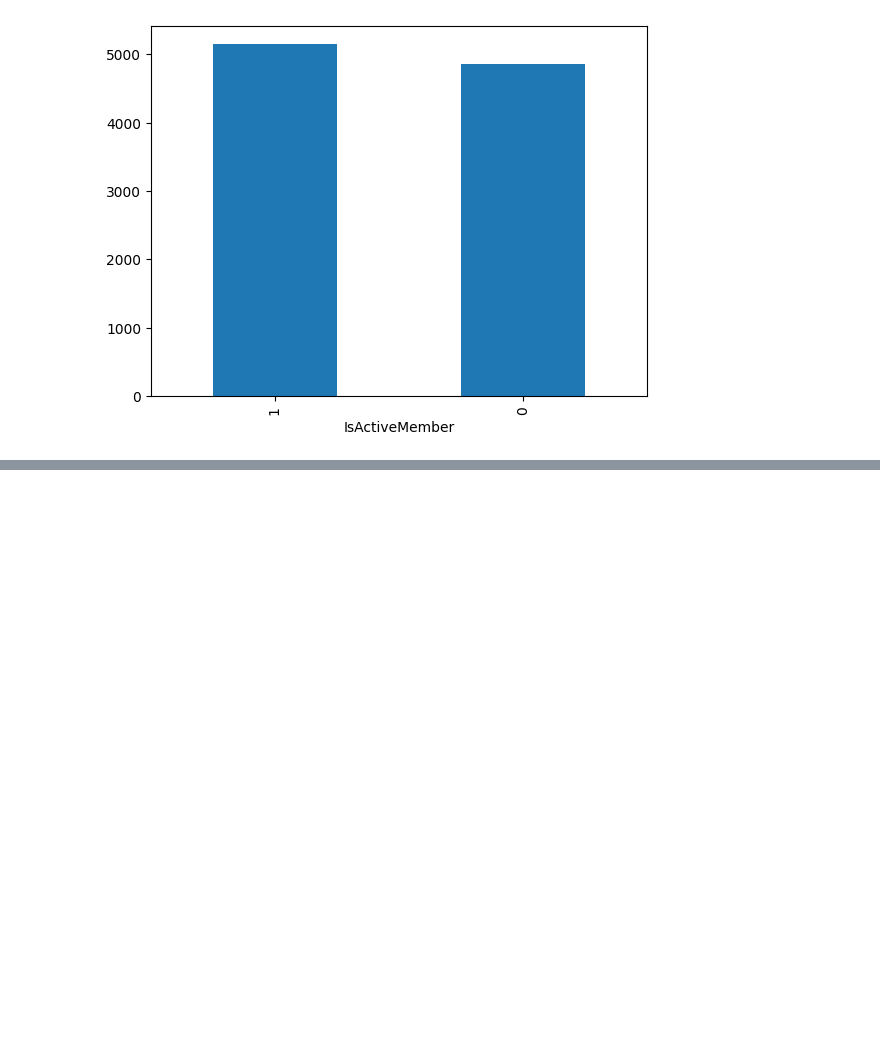
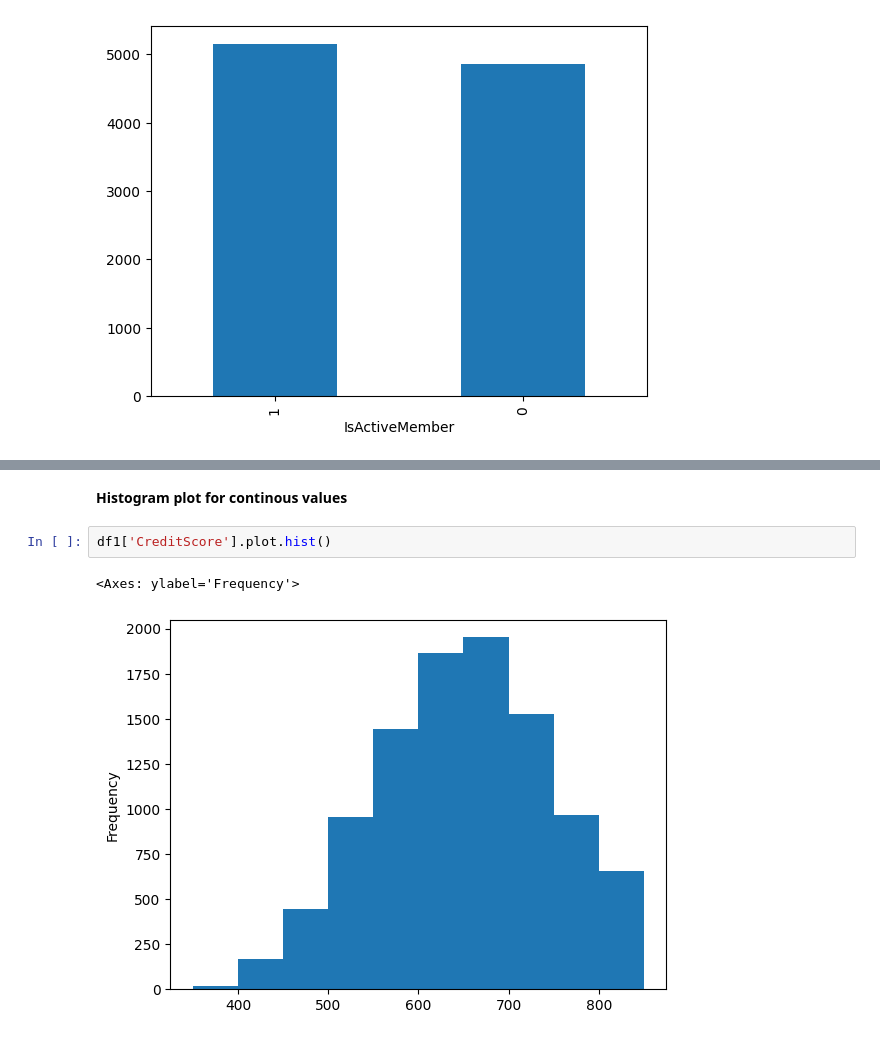
Before and after one commit to bipulshahi/polytechnic_barh, a Jupyter notebook: Python_ML_2.ipynb, the cells around one changed output, grey strips where cells are left out. Drawn from its saved outputs; the diff is of its cells as text; blank space fills up the shorter version.

```diff
--- a/Python_ML_2.ipynb
+++ b/Python_ML_2.ipynb
@@ -117,0 +184,7 @@ df['IsActiveMember'].value_counts().plot.bar()
+# %% [markdown]
+**Histogram plot for continous values**
+# %%
+df1['CreditScore'].plot.hist()
+# %% [output]
+<Axes: ylabel='Frequency'>
+[figure, added]
```
Also changed, not shown: parts of 11 cells of this notebook.
